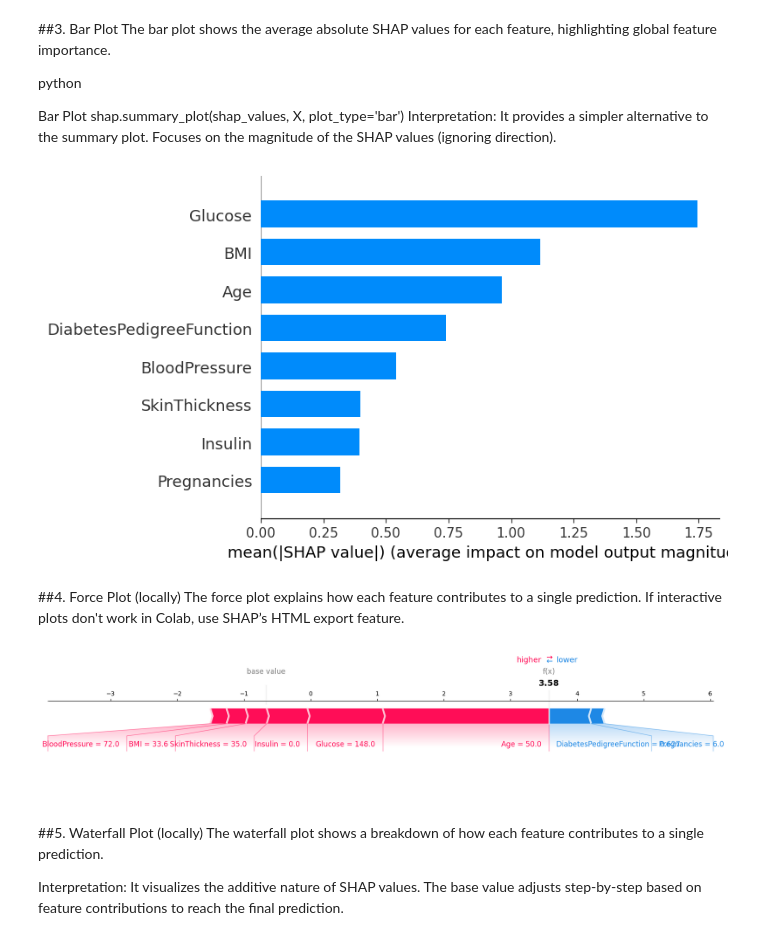
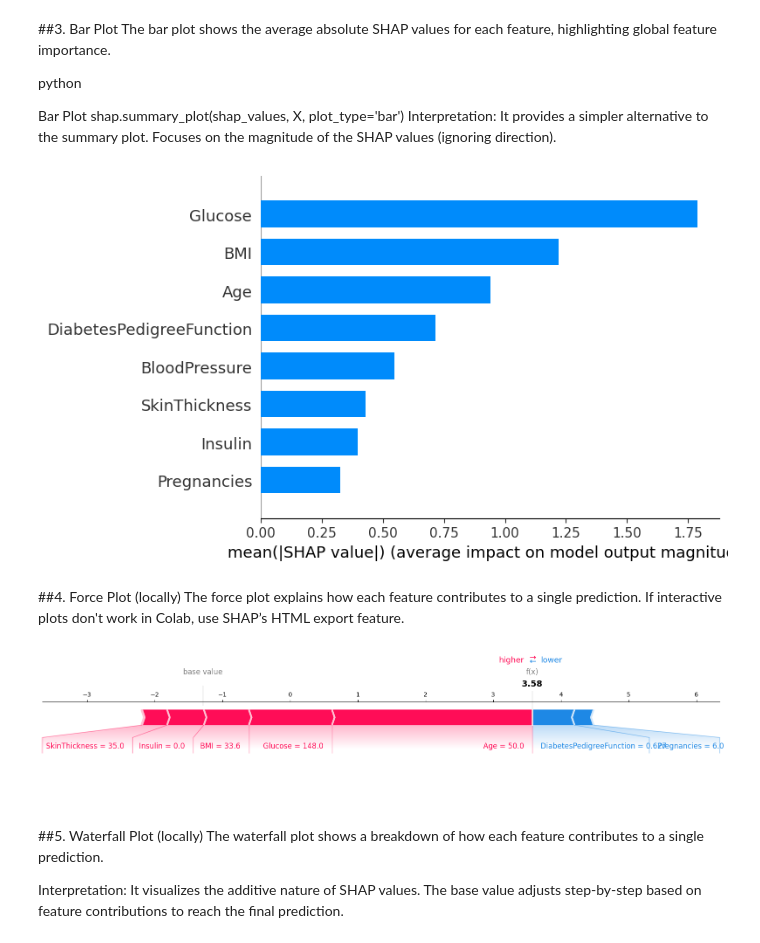
Before and after one commit to Piyumi22/XAI, a Jupyter notebook: SHAP_example_model.ipynb, the cells around one changed output. Saved outputs shown, nothing was run; the diff lists cells and outputs as text; code cells hidden in the pictures.

```diff
--- a/SHAP_example_model.ipynb
+++ b/SHAP_example_model.ipynb
@@ -128,14 +130,9 @@ import shap  # SHAP (SHapley Additive exPlanations) is used for model interpreta
 # Step 1: Initialize the SHAP TreeExplainer
 # TreeExplainer is specifically designed for tree-based models like XGBoost, LightGBM, or Random Forest.
 # It takes the trained model as input to compute SHAP values.
-explainer = shap.TreeExplainer(model)
+explainer = shap.Explainer(model,X)
 
 # Step 2: Compute SHAP values for the input data
 # SHAP values explain the contribution of each feature to the model's predictions.
 # Here, `X` is the input dataset (can be training or test data).
-shap_values = explainer.shap_values(X)
-
-
-# explain the GAM model with SHAP
-explainer1 = shap.Explainer(model, X)
-shap_values1 = explainer(X)
+shap_values = explainer(X)
@@ -181,20 +183,27 @@ Focuses on the magnitude of the SHAP values (ignoring direction).
 # Bar Plot
 shap.summary_plot(shap_values, X, plot_type='bar')
 # %% [output]
-[figure, old version]
+[figure, new version]
 # %% [markdown]
 ##4. Force Plot (locally)
 The force plot explains how each feature contributes to a single prediction. If interactive plots don't work in Colab, use SHAP’s HTML export feature.
 # %%
 # Force Plot for a Single Prediction
-shap.force_plot(explainer.expected_value, shap_values[0, :], X.iloc[0, :],matplotlib=True) #first sample; 0th index
+#shap.force_plot(explainer.expected_value, shap_values[0, :], X.iloc[0, :],matplotlib=True) #first sample; 0th index
+shap.force_plot(
+    base_value=shap_values.base_values[0],  # The base value for the first prediction
+    shap_values=shap_values.values[0, :],  # SHAP values for the first sample
+    features=X.iloc[0, :],  # Feature values for the first sample
+    matplotlib=True  # Use matplotlib for inline plotting
+)
 
+plt.show()
 # Force plots are used to visualize the impact of each feature on a specific prediction.
 # - `explainer.expected_value`: The base value or average prediction of the model.
 # - `shap_values[0, :]`: The SHAP values for the first sample in the dataset.
 # - `X_test.iloc[0, :]`: The feature values of the first sample from the test dataset.
 # %% [output]
-[figure, old version]
+[figure, new version]
 # %% [markdown]
 
 
```
Also changed, not shown: parts of 21 cells of this notebook.
